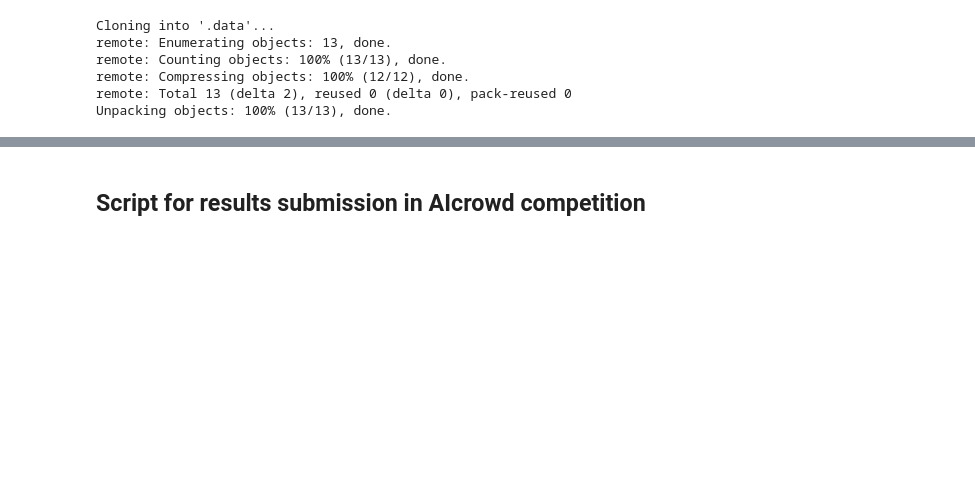
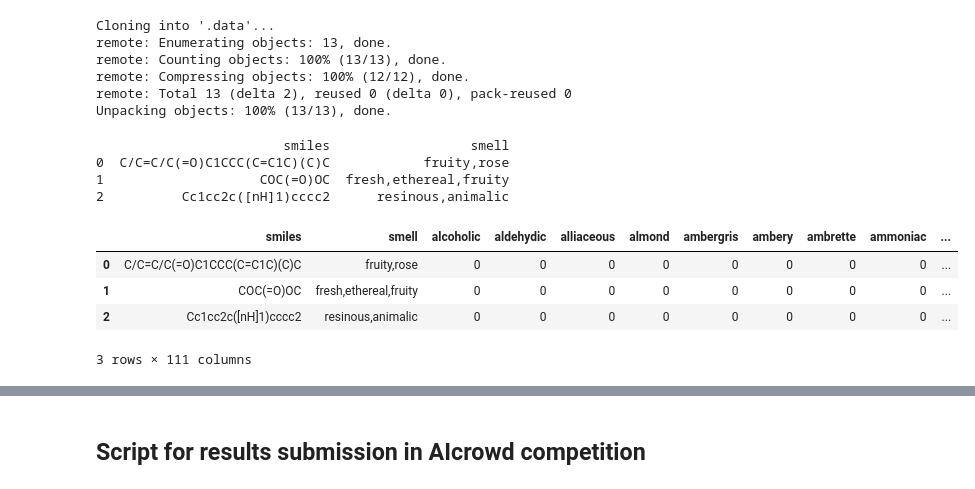
Before and after one commit to btatsis/learn2smell, a Jupyter notebook: learn2smell.ipynb, the cells around one changed output, grey strips where cells are left out. Drawn from its saved outputs; the diff is of its cells as text; code cells hidden in the pictures; blank space fills up the shorter version.

```diff
--- a/learn2smell.ipynb
+++ b/learn2smell.ipynb
@@ -20,9 +18,17 @@ Unpacking objects: 100% (13/13), done.
 # %%
 df = pd.read_csv('.data/train.csv', sep='^([^,]+),', engine='python', usecols=['SMILES', 'SENTENCE'])
 df.rename({'SMILES': 'smiles', 'SENTENCE': 'smell'}, axis=1, inplace=True)
 df.smell = df.smell.str.replace('"', '')
 
-df_new = df.smell.str.get_dummies(sep=',')
-
 df = pd.concat([df, df.smell.str.get_dummies(sep=',')],axis=1)
-df.drop
+df.head(3)
+# %% [output]
+                        smiles                  smell
+0  C/C=C/C(=O)C1CCC(C=C1C)(C)C            fruity,rose
+1                    COC(=O)OC  fresh,ethereal,fruity
+2          Cc1cc2c([nH]1)cccc2      resinous,animalic
+|  | smiles | smell | alcoholic | aldehydic | alliaceous | almond | ambergris | ambery | ambrette | ammoniac | ... |
+| 0 | C/C=C/C(=O)C1CCC(C=C1C)(C)C | fruity,rose | 0 | 0 | 0 | 0 | 0 | 0 | 0 | 0 | ... |
+| 1 | COC(=O)OC | fresh,ethereal,fruity | 0 | 0 | 0 | 0 | 0 | 0 | 0 | 0 | ... |
+| 2 | Cc1cc2c([nH]1)cccc2 | resinous,animalic | 0 | 0 | 0 | 0 | 0 | 0 | 0 | 0 | ... |
+3 rows × 111 columns
```
Also changed, not shown: parts of 9 cells of this notebook.
